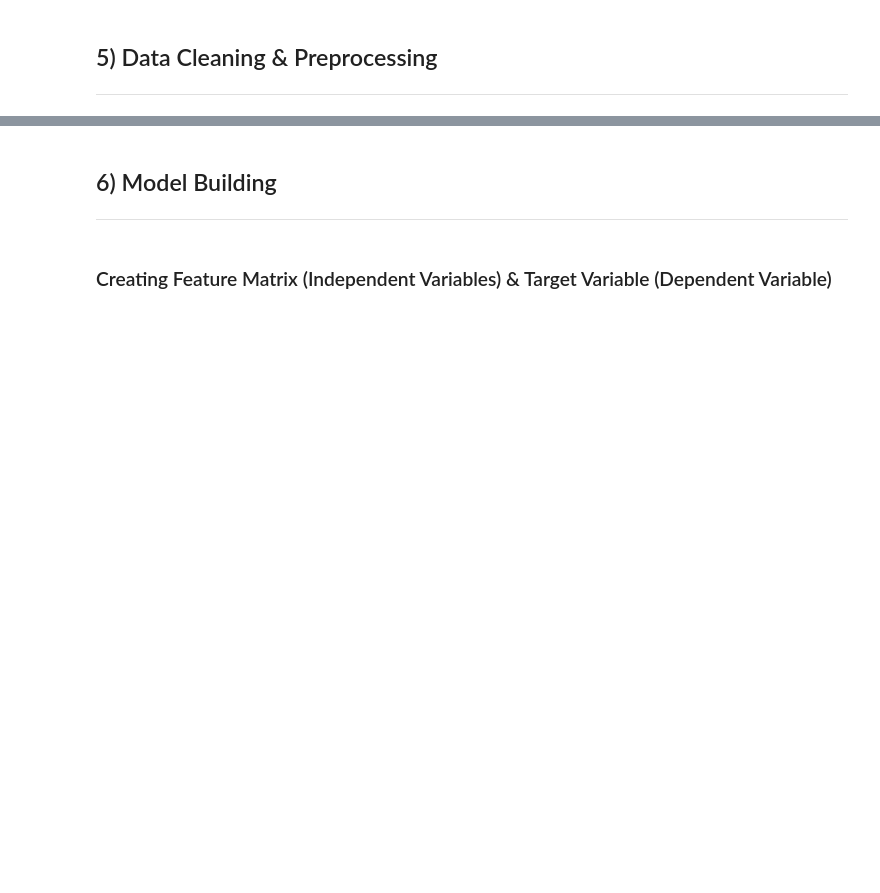
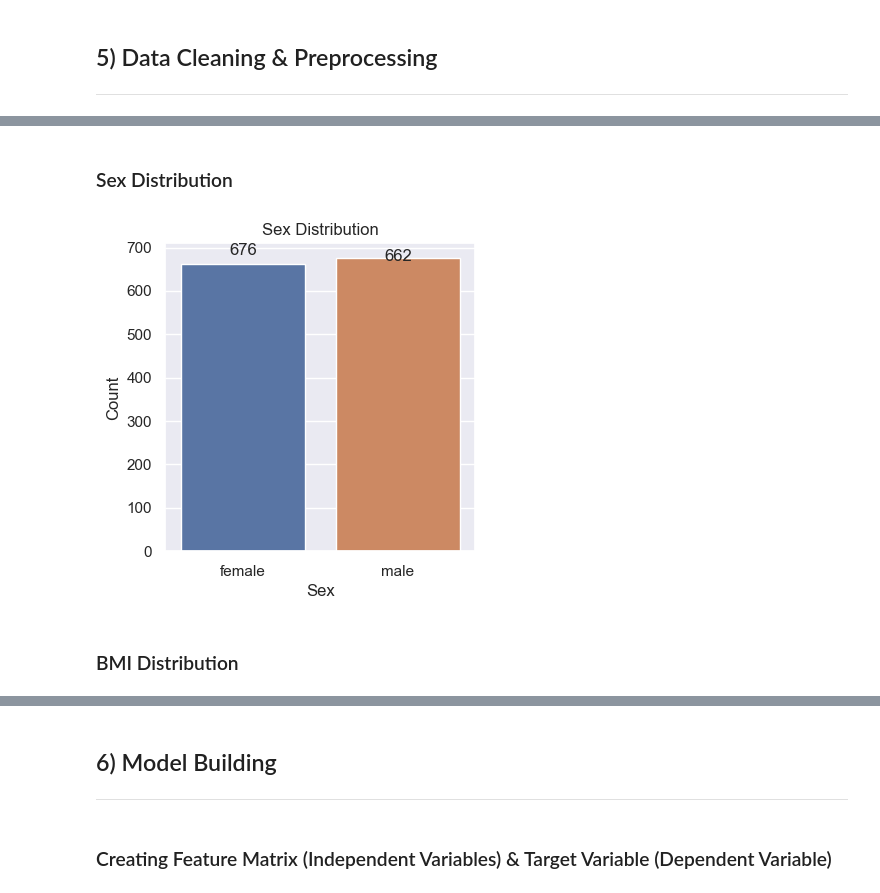
Before and after one commit to manishkr1754/30_Days_30_ML_Projects_Challenge, a Jupyter notebook: Day11_Project11_Medical Insurance Cost Prediction.ipynb, the cells around one changed output, grey strips where cells are left out. Cells and saved outputs as stored; diff of their text form; code cells hidden in the pictures; blank space fills up the shorter version.

```diff
--- a/Day11_Project11_Medical Insurance Cost Prediction.ipynb
+++ b/Day11_Project11_Medical Insurance Cost Prediction.ipynb
@@ -179,0 +149,19 @@ used_car_df
+# %% [markdown]
+### Sex Distribution
+# %%
+plt.figure(figsize=(4,4))
+ax = sns.countplot(x='sex', data=medical_insurance_df)
+plt.title('Sex Distribution')
+
+counts = medical_insurance_df['sex'].value_counts()
+
+for i, count in enumerate(counts):
+    ax.text(i, count, str(count), ha='center', va='bottom')
+
+plt.xlabel('Sex')
+plt.ylabel('Count')
+plt.show()
+# %% [output]
+[figure, added]
+# %% [markdown]
+### BMI Distribution
```
Also changed, not shown: parts of 18 cells of this notebook.
